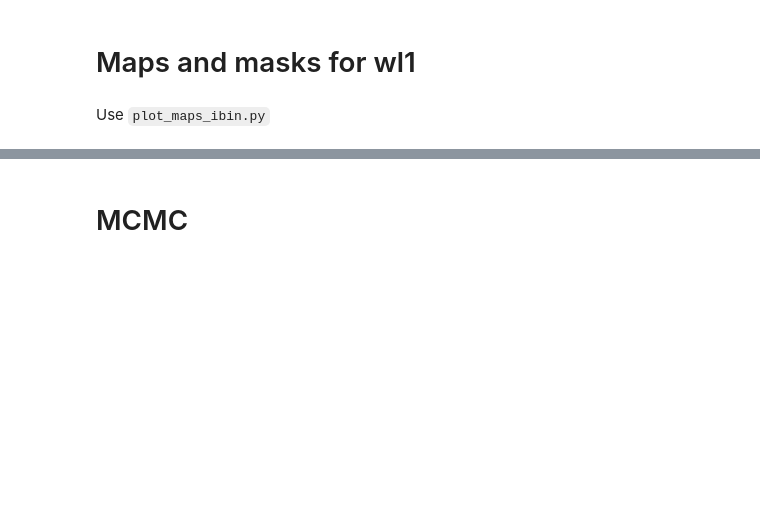
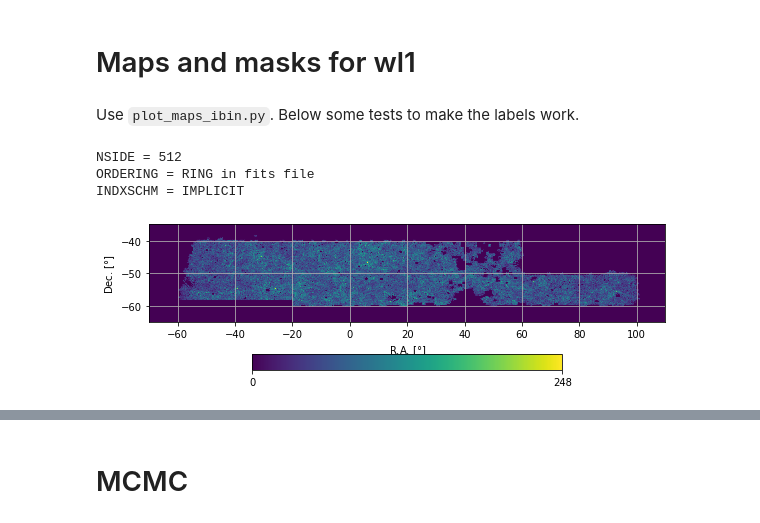
Before and after one commit to damonge/S8z, a Jupyter notebook: notebooks/Plots-shear-paper.ipynb, the cells around one changed output, grey strips where cells are left out. Saved outputs shown, nothing was run; the diff lists cells and outputs as text; code cells hidden in the pictures; blank space fills up the shorter version.

Commit message:
added test code for map plotting with axes

```diff
--- a/notebooks/Plots-shear-paper.ipynb
+++ b/notebooks/Plots-shear-paper.ipynb
@@ -1529,5 +1529,50 @@ plt.show()
 [figure]
 # %% [markdown]
 # Maps and masks for wl1
-# %% [markdown]
-Use `plot_maps_ibin.py`
+# %% [markdown]
+Use `plot_maps_ibin.py`. Below some tests to make the labels work.
+# %%
+# Some tests
+msk = hp.read_map('/mnt/extraspace/damonge/S8z_data/derived_products/des_shear/map_metacal_bin0_w_ns512.fits')
+# %% [output]
+NSIDE = 512
+ORDERING = RING in fits file
+INDXSCHM = IMPLICIT
+# %%
+vmin = 0
+vmax = 248
+
+nside = 512
+xsize = 2000
+ysize = int(xsize/2)
+
+lon = np.linspace(-70, 110, xsize)
+lat = np.linspace(-65, -35, ysize)
+LON, LAT = np.meshgrid(lon, lat)
+grid_pix = hp.ang2pix(nside, LON, LAT, lonlat=True)
+grid_mask = msk[grid_pix]
+
+f = plt.figure(figsize=(8, 2.5))
+ax = f.add_subplot(111)
+image = ax.pcolormesh(LON, LAT, grid_mask[:, ::-1],
+                       vmin=vmin, vmax=vmax,
+                       rasterized=True)
+
+ax.set_xlabel('R.A. [$\degree$]')
+ax.set_ylabel('Dec. [$\degree$]')
+
+cb = f.colorbar(image, orientation='horizontal',
+                  shrink=.6, pad=0.21, ticks=[vmin, vmax])
+
+# remove white space around figure
+spacing = 0.1
+plt.subplots_adjust(bottom=spacing, top=1-spacing/2,
+                    left=spacing/1.2, right=1-spacing/5)
+
+plt.grid(True)
+plt.show()
+# plt.tight_layout()
+f.savefig('./prueba.pdf')
+plt.close()
+# %% [output]
+[figure, added]
```
Also changed, not shown: parts of 6 cells of this notebook.
